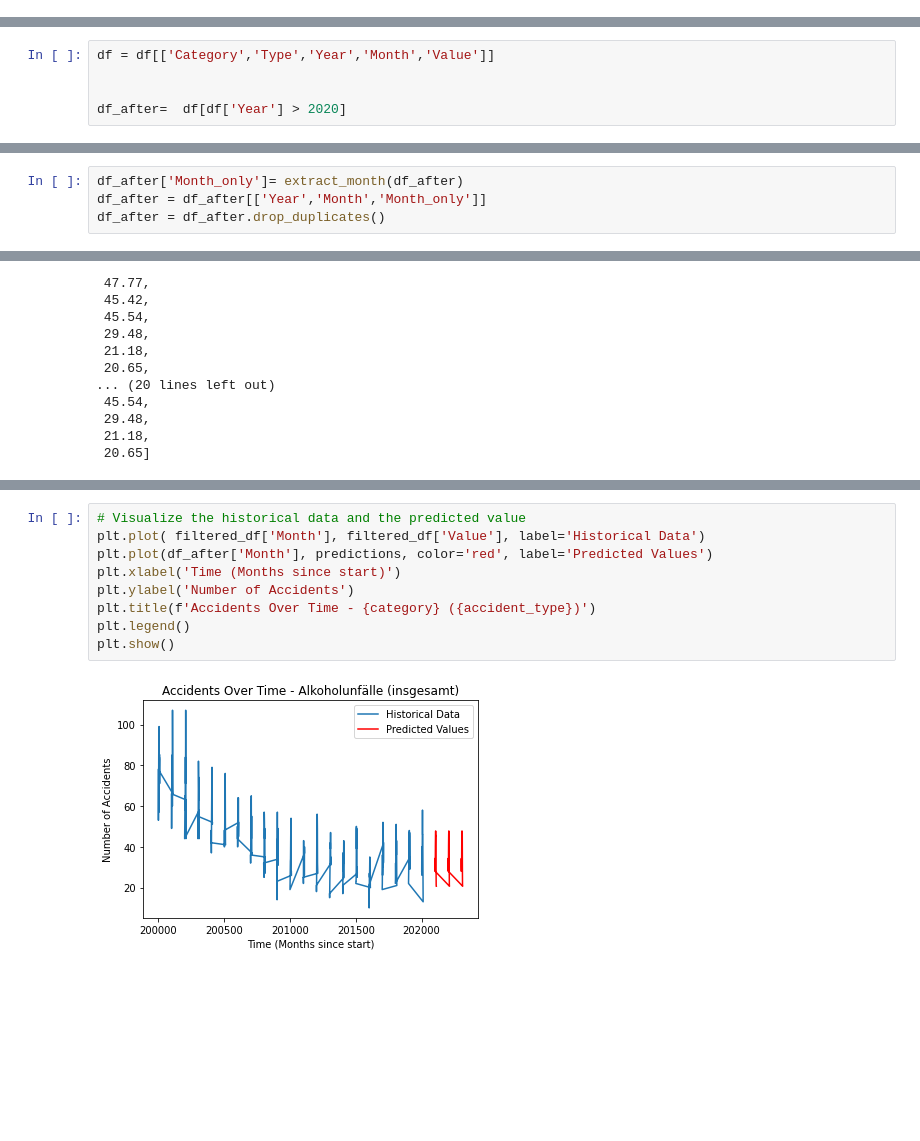
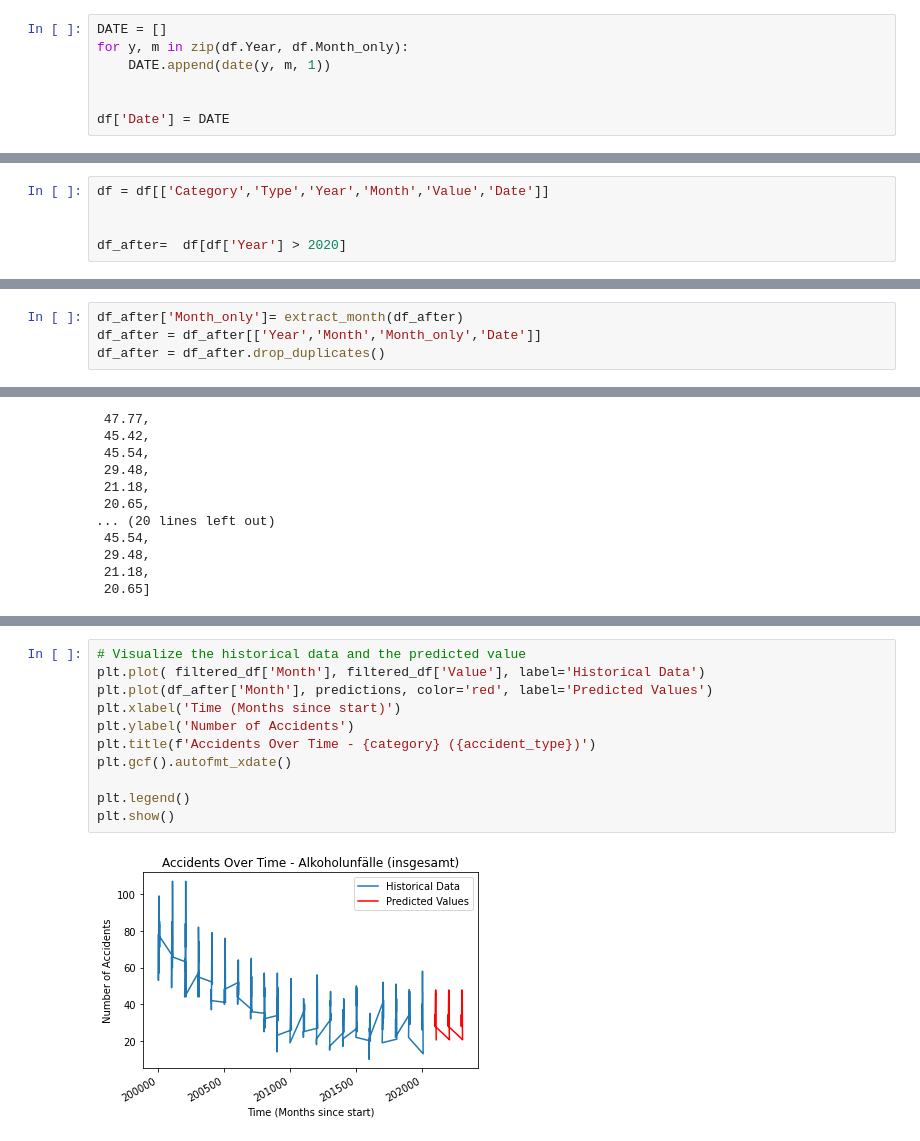
Before and after one commit to sarahelmasryy/dps-challenge, a Jupyter notebook: AI_model.ipynb, the cells around one changed output, grey strips where cells are left out. Cells and saved outputs as stored; diff of their text form; blank space fills up the shorter version.

```diff
--- a/AI_model.ipynb
+++ b/AI_model.ipynb
@@ -26,3 +27,10 @@ df
 # Data Visualization
 # %%
 df['Month_only'] = extract_month(df)
+# %%
+DATE = []
+for y, m in zip(df.Year, df.Month_only):
+    DATE.append(date(y, m, 1))
+
+
+df['Date'] = DATE
@@ -62,7 +86,7 @@ No handles with labels found to put in legend.
 5. Prepare data for time series forecasting
 6. Split the data into training and testing sets
 # %%
-df = df[['Category','Type','Year','Month','Value']]
+df = df[['Category','Type','Year','Month','Value','Date']]
 
 
 df_after=  df[df['Year'] > 2020]
@@ -144,6 +157,6 @@ plt.show()
 # %%
 df_after['Month_only']= extract_month(df_after)
-df_after = df_after[['Year','Month','Month_only']]
+df_after = df_after[['Year','Month','Month_only','Date']]
 df_after = df_after.drop_duplicates()
 # %%
 
@@ -195,11 +208,13 @@ df_after
 # %%
 # Visualize the historical data and the predicted value
 plt.plot( filtered_df['Month'], filtered_df['Value'], label='Historical Data')
 plt.plot(df_after['Month'], predictions, color='red', label='Predicted Values')
 plt.xlabel('Time (Months since start)')
 plt.ylabel('Number of Accidents')
 plt.title(f'Accidents Over Time - {category} ({accident_type})')
+plt.gcf().autofmt_xdate()
+
 plt.legend()
 plt.show()
 # %% [output]
-[figure, old version]
+[figure, new version]
```
Also changed, not shown: parts of 9 cells of this notebook, 2 other files.
